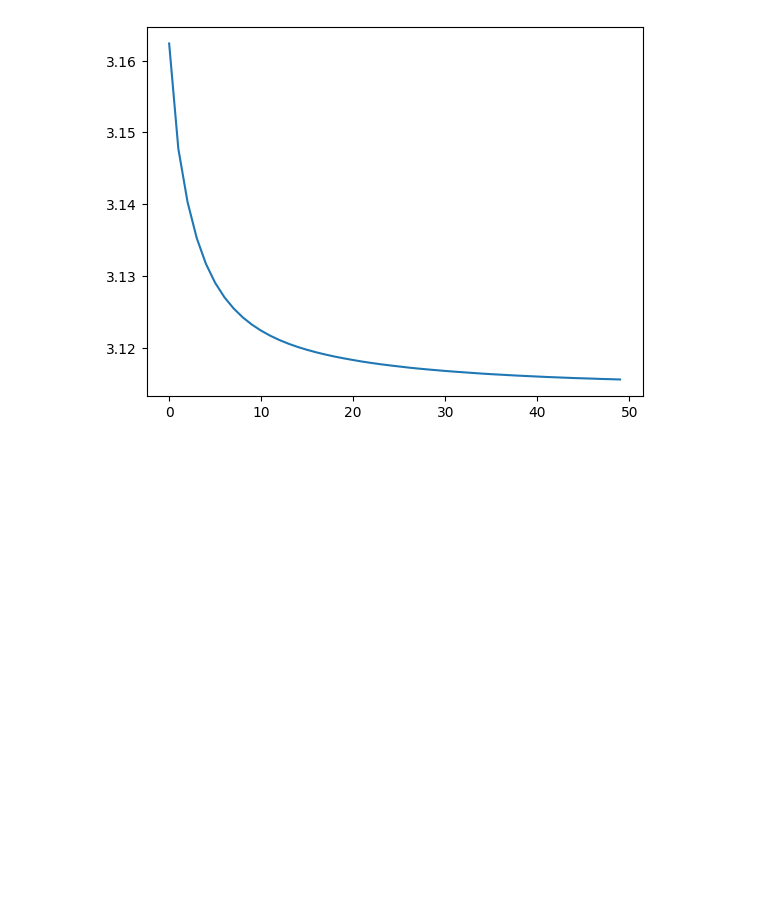
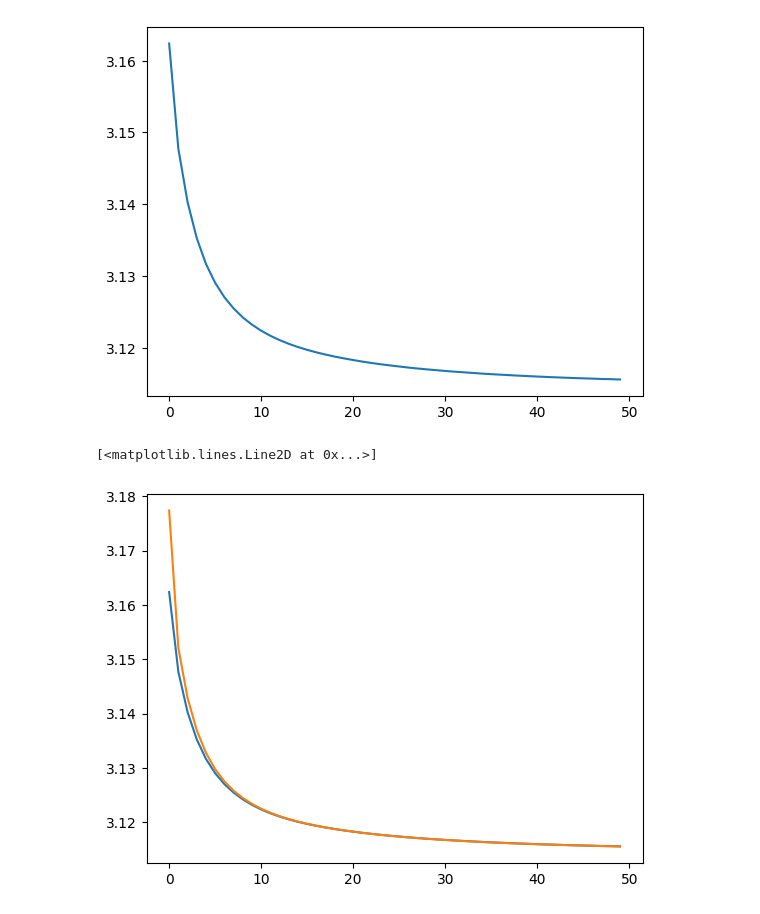
Before and after one commit to groverongo/MLP, a Jupyter notebook: config/ver_graficos.ipynb, the cells around one changed output. Drawn from its saved outputs; the diff is of its cells as text; code cells hidden in the pictures; blank space fills up the shorter version.

```diff
--- a/config/ver_graficos.ipynb
+++ b/config/ver_graficos.ipynb
@@ -33,0 +51,12 @@ plt.plot(p.index, p.values)
+# %%
+import pandas as pd
+import matplotlib.pyplot as plt
+df = pd.read_csv("../data/C1_50_T/perdidas.csv",header=None)
+plt.plot(df.index, df[0])
+plt.plot(df.index, df[1])
+
+y_pred = pd.read_csv("../data/C1_50_T/C1_50_T.csv", header=None).to_numpy()
+y_true = pd.read_csv("../res/testing.csv", header=None).iloc[:,-24:].to_numpy()
+# %% [output]
+[<matplotlib.lines.Line2D at 0x...>]
+[figure, added]
```
Also changed, not shown: parts of 1 cell of this notebook, 7 other files.
